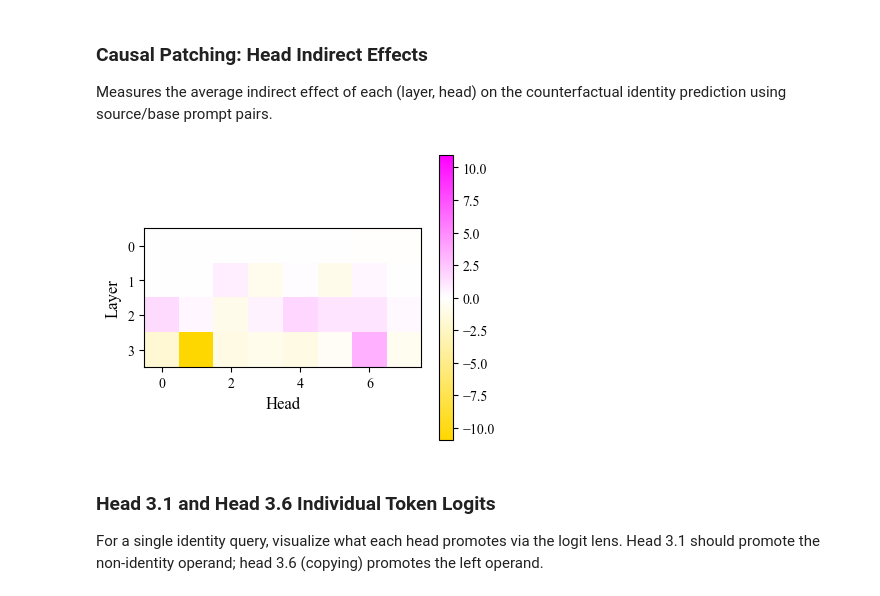
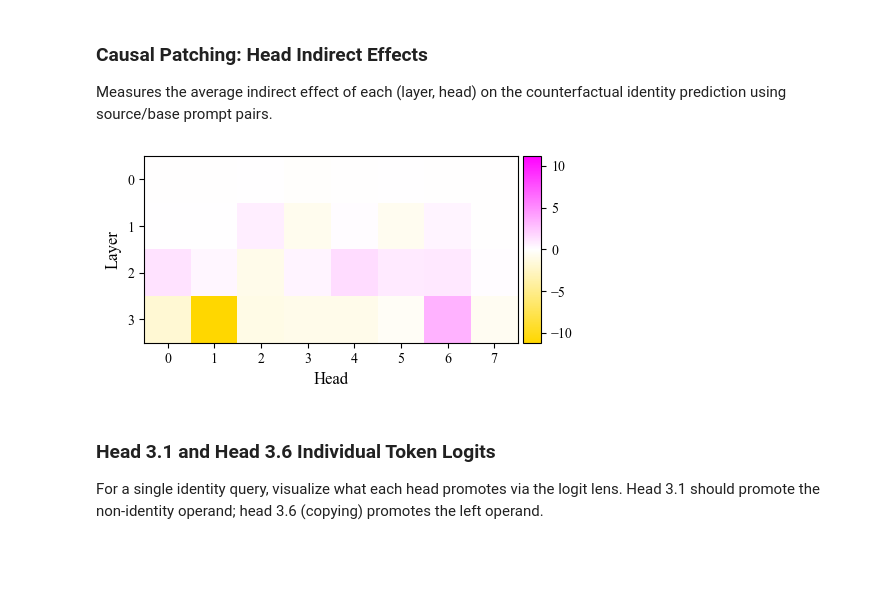
Before and after one commit to ericwtodd/algebra, a Jupyter notebook: experiments/identity_mechanism.ipynb, the cells around one changed output. Saved outputs shown, nothing was run; the diff lists cells and outputs as text; code cells hidden in the pictures; blank space fills up the shorter version.

Commit message:
update pca code + identity notebook

```diff
--- a/experiments/identity_mechanism.ipynb
+++ b/experiments/identity_mechanism.ipynb
@@ -184,20 +171,4 @@ for group in tqdm(groups_pca, desc='groups'):
 # %%
-layer_pca = {}
-
-for L in range(n_layers):
-    X_id  = torch.stack(identity_vecs[L], dim=0)      # [N, D]
-    X_non = torch.stack(nonidentity_vecs[L], dim=0)   # [N, D]
-
-    X = torch.cat([X_id, X_non], dim=0)               # [2N, D]
-    Xc = X - X.mean(0, keepdim=True)
-
-    q = min(n_components, X.shape[1])
-    U, S, V = torch.pca_lowrank(Xc, q=q)
-    components = V[:, :q].T.contiguous()               # [q, D]
-    explained_variance = (S[:q] ** 2) / (X.shape[0] - 1)
-
-    layer_pca[L] = {'components': components,
-                    'explained_variance': explained_variance,
-                    'X_id': X_id, 'X_non': X_non}
+layer_pca = pca_fit(identity_vecs, nonidentity_vecs, n_components)
 # %%
 # Figure 5a: 2D PCA scatter at Layer 3 attention
@@ -568,18 +510,22 @@ with torch.no_grad():
 # %%
 data = scores.mean(0)
 cmap = LinearSegmentedColormap.from_list('spring_white', ['gold', 'white', 'magenta'], N=256)
 norm = TwoSlopeNorm(vmin=data.min(), vcenter=0, vmax=-data.min())
 
-fig, ax = plt.subplots(1, 1, figsize=(4, 3))
+fig, ax = plt.subplots(1, 1, figsize=(5, 5))
 im = ax.imshow(data, cmap=cmap, norm=norm)
-plt.colorbar(im, ax=ax)
+
+divider = make_axes_locatable(ax)
+cax = divider.append_axes("right", size="5%", pad=0.05)
+plt.colorbar(im, cax=cax)
+
 ax.set_xlabel('Head')
 ax.set_ylabel('Layer')
-plt.tight_layout(pad=0.5)
+plt.tight_layout()
 # plt.savefig('identity_causal_patching.pdf', bbox_inches='tight', dpi=300)
 plt.show()
 # %% [output]
-[figure, old version]
+[figure, new version]
 # %% [markdown]
 ### Head 3.1 and Head 3.6 Individual Token Logits
 
```
Also changed, not shown: parts of 9 cells of this notebook, 1 other file.
